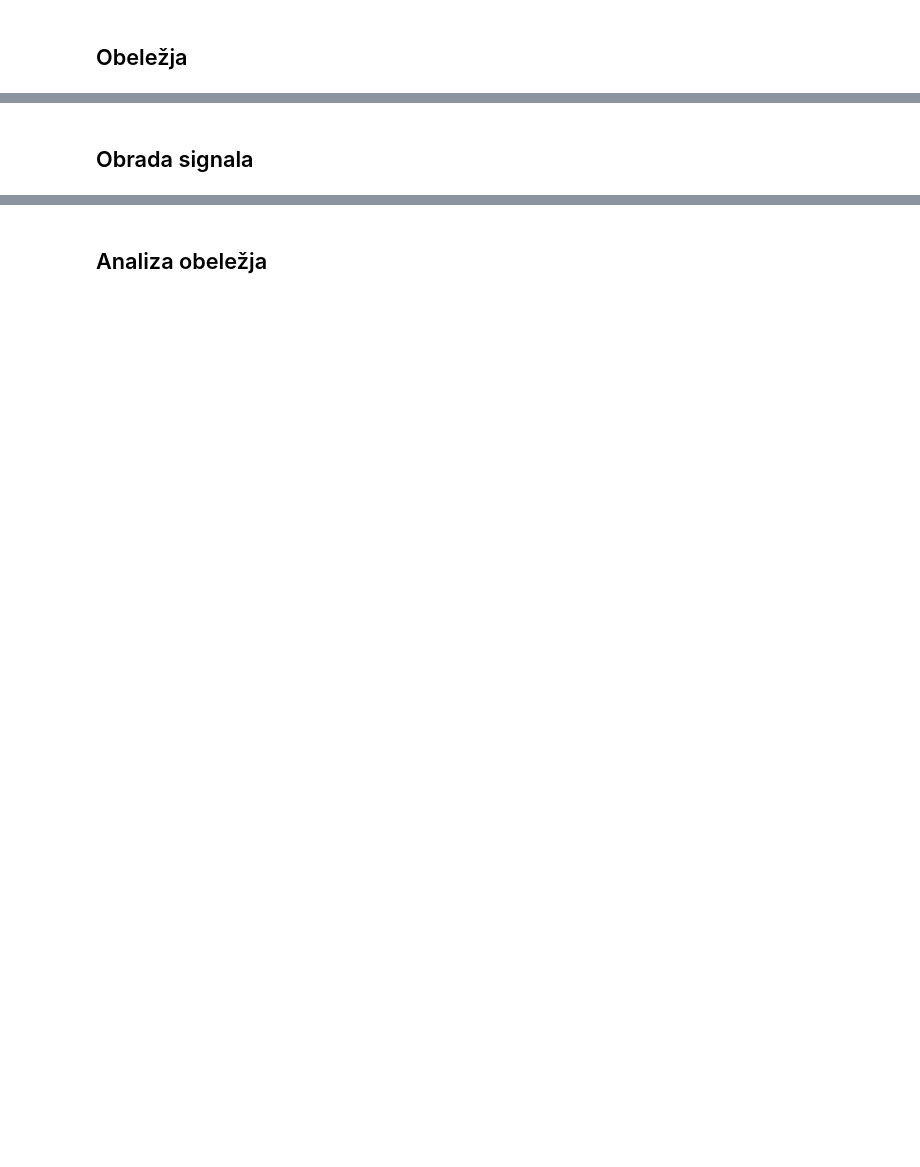
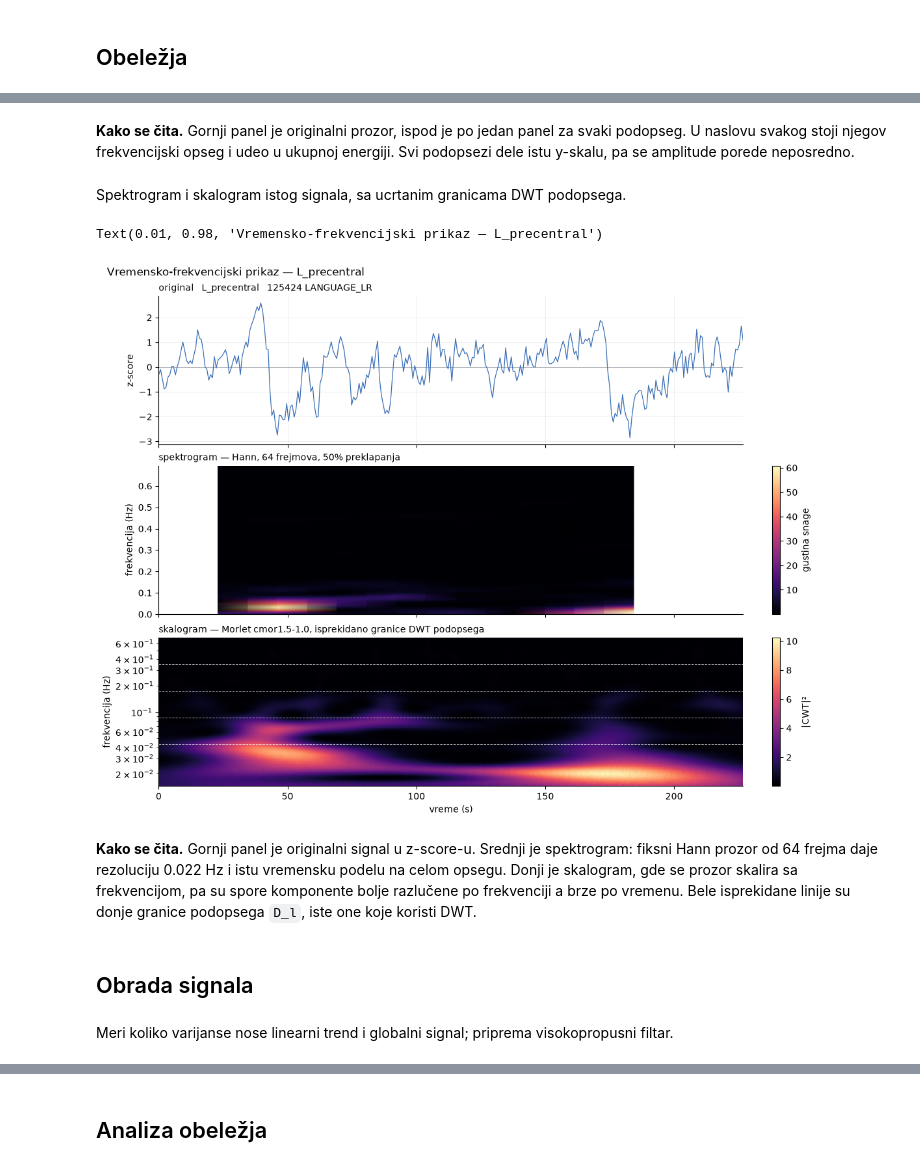
Before and after one commit to fmr538/HCP_Young_Adult_dataset_analysis, a Jupyter notebook: Projekat.ipynb, the cells around one changed output, grey strips where cells are left out. Saved outputs shown, nothing was run; the diff lists cells and outputs as text; code cells hidden in the pictures; blank space fills up the shorter version.

```diff
--- a/Projekat.ipynb
+++ b/Projekat.ipynb
@@ -388,3 +834,53 @@ fig.suptitle(f"Razlaganje talasićima ({WAVELET}, L = {L})", x=0.01, ha="left")
+# %% [markdown]
+**Kako se čita.** Gornji panel je originalni prozor, ispod je po jedan panel za svaki podopseg. U naslovu svakog stoji njegov frekvencijski opseg i udeo u ukupnoj energiji. Svi podopsezi dele istu y-skalu, pa se amplitude porede neposredno.
+# %% [markdown]
+Spektrogram i skalogram istog signala, sa ucrtanim granicama DWT podopsega.
+# %%
+# Velčova ocena usrednjava spektar preko celog run-a, pa ne kaže kada se koja frekvencija
+# javlja. Spektrogram i skalogram to razlažu po vremenu: prvi fiksnim prozorom, drugi prozorom
+# koji se skalira sa frekvencijom. Bele linije su granice DWT podopsega, pa se na istoj slici
+# vidi šta diadska podela zaista seče.
+NSEG = 64                                        # 64 frejma = 46 s -> Δf = 0.022 Hz
+SCAL = np.geomspace(2, 96, 96)                   # skale koje pokrivaju 0.02–0.6 Hz
+
+run_ix = np.flatnonzero((subjects == SUBJECT) & (y == TASK) & (encodings == ENC))[0]
+sig    = runs[run_ix][:, REGION].astype(np.float64)
+sig    = (sig - sig.mean()) / sig.std()
+t      = np.arange(len(sig)) * TR
+
+f, tt, S = _spec(sig, fs=FS, nperseg=NSEG, noverlap=NSEG // 2, nfft=512,
+                 window="hann", detrend=False)
+cw, fw   = pywt.cwt(sig, SCAL, "cmor1.5-1.0", sampling_period=TR)
+
+fig, axes = plt.subplots(3, 1, figsize=(11, 8.5), sharex=True)
+axes[0].plot(t, sig, lw=0.9, color=ACCENT)
+axes[0].axhline(0, lw=0.6, color=MUTED, zorder=0)
+axes[0].set_ylabel("z-score")
+axes[0].set_title(f"original   {names[REGION]}   {SUBJECT} {TASK}_{ENC}")
+
+im = axes[1].pcolormesh(tt, f, S, shading="gouraud", cmap="magma")
+axes[1].set_ylabel("frekvencija (Hz)")
+axes[1].grid(False)
+axes[1].set_title(f"spektrogram — Hann, {NSEG} frejmova, 50% preklapanja")
+fig.colorbar(im, ax=axes[1], label="gustina snage")
+
+im = axes[2].pcolormesh(t, fw, np.abs(cw) ** 2, shading="gouraud", cmap="magma")
+for l in range(1, L + 1):                        # donje granice podopsega D_l
+    axes[2].axhline(NYQ / 2 ** l, lw=0.7, ls="--", color="w", alpha=0.7)
+axes[2].set_yscale("log")
+axes[2].set_ylabel("frekvencija (Hz)")
+axes[2].set_xlabel("vreme (s)")
+axes[2].grid(False)
+axes[2].set_title("skalogram — Morlet cmor1.5-1.0, isprekidano granice DWT podopsega")
+fig.colorbar(im, ax=axes[2], label="|CWT|²")
+fig.suptitle(f"Vremensko-frekvencijski prikaz — {REGION_NAME}", x=0.01, ha="left")
+# %% [output]
+Text(0.01, 0.98, 'Vremensko-frekvencijski prikaz — L_precentral')
+[figure, added]
+# %% [markdown]
+**Kako se čita.** Gornji panel je originalni signal u z-score-u. Srednji je spektrogram: fiksni Hann prozor od 64 frejma daje rezoluciju 0.022 Hz i istu vremensku podelu na celom opsegu. Donji je skalogram, gde se prozor skalira sa frekvencijom, pa su spore komponente bolje razlučene po frekvenciji a brze po vremenu. Bele isprekidane linije su donje granice podopsega `D_l`, iste one koje koristi DWT.
 # %% [markdown]
 ## Obrada signala
+# %% [markdown]
+Meri koliko varijanse nose linearni trend i globalni signal; priprema visokopropusni filtar.
 # %%
```
Also changed, not shown: parts of 188 cells of this notebook, 5 other files.
